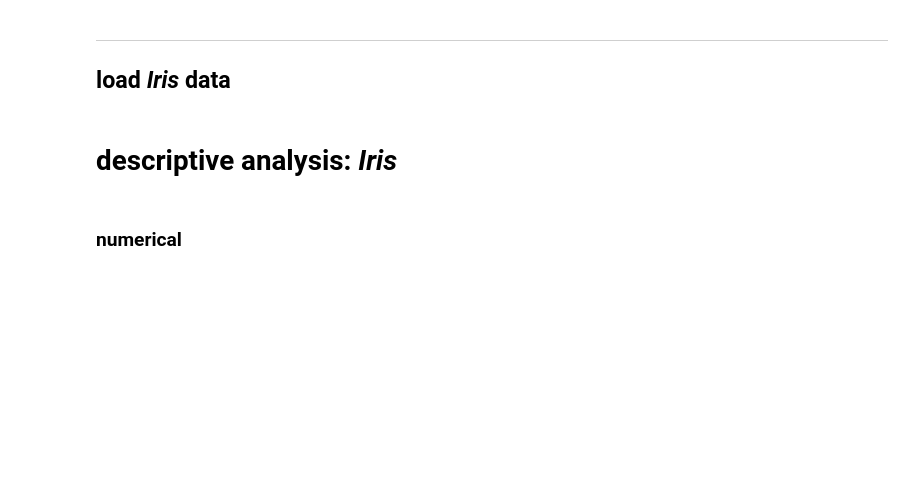
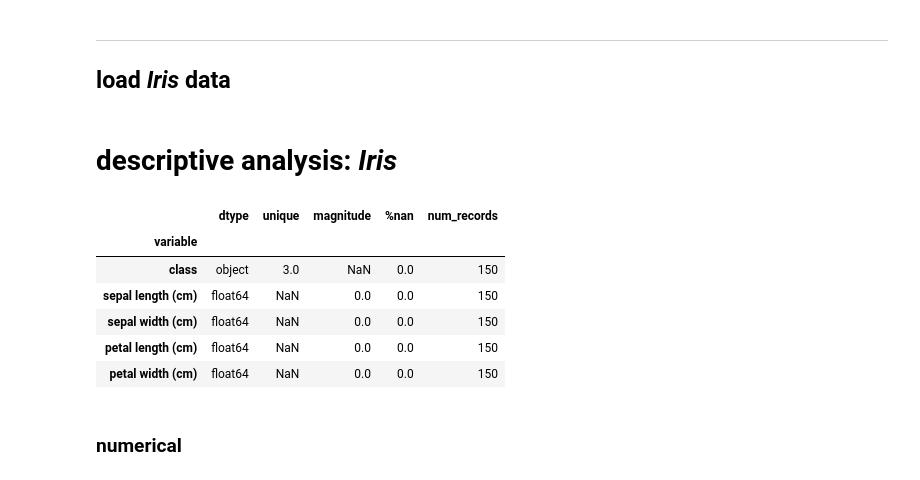
Before and after one commit to jmquintana79/utilsDS, a Jupyter notebook: notebooks/analysis/EDA/EDA-describe/notebook-EDA_describe.ipynb, the cells around one changed output. Drawn from its saved outputs; the diff is of its cells as text; code cells hidden in the pictures; blank space fills up the shorter version.

```diff
--- a/notebooks/analysis/EDA/EDA-describe/notebook-EDA_describe.ipynb
+++ b/notebooks/analysis/EDA/EDA-describe/notebook-EDA_describe.ipynb
@@ -26,6 +26,16 @@ for i, ic in enumerate(dataset.target_names):
 data['class'] = data['class'].map(dclass)
 # %% [markdown]
 # descriptive analysis: *Iris*
+# %%
+info(data)
+# %% [output]
+|  | dtype | unique | magnitude | %nan | num_records |
+| variable |  |  |  |  |  |
+| class | object | 3.0 | NaN | 0.0 | 150 |
+| sepal length (cm) | float64 | NaN | 0.0 | 0.0 | 150 |
+| sepal width (cm) | float64 | NaN | 0.0 | 0.0 | 150 |
+| petal length (cm) | float64 | NaN | 0.0 | 0.0 | 150 |
+| petal width (cm) | float64 | NaN | 0.0 | 0.0 | 150 |
 # %% [markdown]
 ### numerical
 # %%
```
Also changed, not shown: parts of 6 cells of this notebook, 4 other files.
